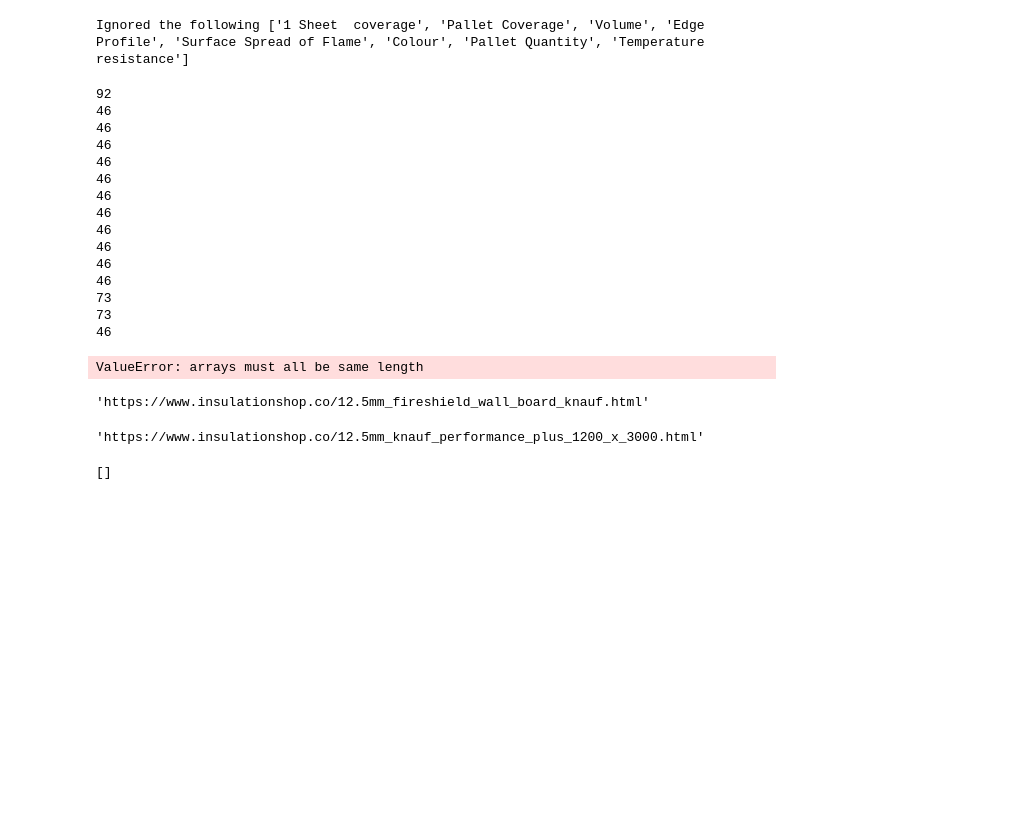
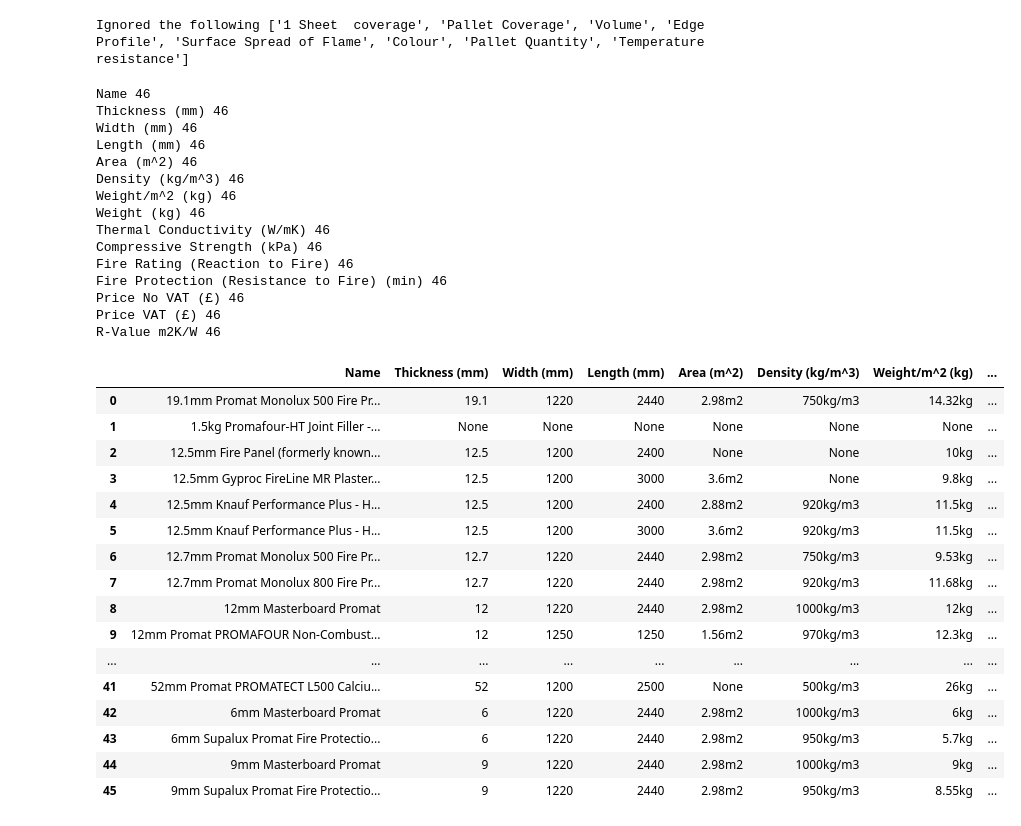
Before and after one commit to Saladino93/EnterpriseTech, a Jupyter notebook: ScrapingPrices.ipynb, the cells around one changed output. Cells and saved outputs as stored; diff of their text form; code cells hidden in the pictures; blank space fills up the shorter version.

```diff
--- a/ScrapingPrices.ipynb
+++ b/ScrapingPrices.ipynb
@@ -229,10 +229,13 @@ for product_link in product_links:
     page = requests.get(product_link)
     soup_ = BeautifulSoup(page.content, 'html.parser')
     l = soup_.find_all('h1',itemprop="name")
-    dictionary['Name'] += [l[0].text]
+    name = l[0].text
+    #dictionary['Name'] += [l[0].text]
     l = soup_.find_all('div', class_ = 'product-attribute')
 
     dictionarycopycopy = dictionarycopy.copy()
+
+    dictionarycopycopy['Name'] = name
 
     for item in l:
         lista_temp = item.text.replace('\n', '').replace('mm', '').split(':')
@@ -247,15 +250,18 @@ for product_link in product_links:
             #print(item)
 
     for k in dictionary.keys():
-        dictionary[k] += [dictionarycopycopy[k]]
+        if k not in ['Price No VAT (£)', 'Price VAT (£)']:
+            dictionary[k] += [dictionarycopycopy[k]]
+
     try:
         prices = re.findall(r'(?:[,\d]+.?\d*)', soup_.find_all('h2', class_ = 'price')[-1].text)
         dictionary['Price No VAT (£)'] += [prices[0]]
         dictionary['Price VAT (£)'] += [prices[1]]
-        print(re.findall(r'(?:[,\d]+.?\d*)', soup_.find_all('h2', class_ = 'price')[-1].text))
+        #print(re.findall(r'(?:[,\d]+.?\d*)', soup_.find_all('h2', class_ = 'price')[-1].text))
     except:
         print('No price')
-
+        dictionary['Price No VAT (£)'] += [None]
+        dictionary['Price VAT (£)'] += [None]
 
 
     time.sleep(1)
@@ -286,38 +292,43 @@ print(f'Ignored the following {extras_not_listed}')
 Ignored the following ['1 Sheet  coverage', 'Pallet Coverage', 'Volume', 'Edge Profile', 'Surface Spread of Flame', 'Colour', 'Pallet Quantity', 'Temperature resistance']
 # %%
 for k, i in dictionary.items():
-    print(len(i))
+    print(k, len(i))
 # %% [output]
-92
-46
-46
-46
-46
-46
-46
-46
-46
-46
-46
-46
-73
-73
-46
+Name 46
+Thickness (mm) 46
+Width (mm) 46
+Length (mm) 46
+Area (m^2) 46
+Density (kg/m^3) 46
+Weight/m^2 (kg) 46
+Weight (kg) 46
+Thermal Conductivity (W/mK) 46
+Compressive Strength (kPa) 46
+Fire Rating (Reaction to Fire) 46
+Fire Protection (Resistance to Fire) (min) 46
+Price No VAT (£) 46
+Price VAT (£) 46
+R-Value m2K/W 46
 # %%
 df = pd.DataFrame(data = dictionary)
+df
 # %% [output]
-ValueError: arrays must all be same length
+|  | Name | Thickness (mm) | Width (mm) | Length (mm) | Area (m^2) | Density (kg/m^3) | Weight/m^2 (kg) | ... |
+| 0 | 19.1mm Promat Monolux 500 Fire Pr... | 19.1 | 1220 | 2440 | 2.98m2 | 750kg/m3 | 14.32kg | ... |
+| 1 | 1.5kg Promafour-HT Joint Filler -... | None | None | None | None | None | None | ... |
+| 2 | 12.5mm Fire Panel (formerly known... | 12.5 | 1200 | 2400 | None | None | 10kg | ... |
+| 3 | 12.5mm Gyproc FireLine MR Plaster... | 12.5 | 1200 | 3000 | 3.6m2 | None | 9.8kg | ... |
+| 4 | 12.5mm Knauf Performance Plus - H... | 12.5 | 1200 | 2400 | 2.88m2 | 920kg/m3 | 11.5kg | ... |
+| 5 | 12.5mm Knauf Performance Plus - H... | 12.5 | 1200 | 3000 | 3.6m2 | 920kg/m3 | 11.5kg | ... |
+| 6 | 12.7mm Promat Monolux 500 Fire Pr... | 12.7 | 1220 | 2440 | 2.98m2 | 750kg/m3 | 9.53kg | ... |
+| 7 | 12.7mm Promat Monolux 800 Fire Pr... | 12.7 | 1220 | 2440 | 2.98m2 | 920kg/m3 | 11.68kg | ... |
+| 8 | 12mm Masterboard Promat | 12 | 1220 | 2440 | 2.98m2 | 1000kg/m3 | 12kg | ... |
+| 9 | 12mm Promat PROMAFOUR Non-Combust... | 12 | 1250 | 1250 | 1.56m2 | 970kg/m3 | 12.3kg | ... |
+| ... | ... | ... | ... | ... | ... | ... | ... | ... |
+| 41 | 52mm Promat PROMATECT L500 Calciu... | 52 | 1200 | 2500 | None | 500kg/m3 | 26kg | ... |
+| 42 | 6mm Masterboard Promat | 6 | 1220 | 2440 | 2.98m2 | 1000kg/m3 | 6kg | ... |
+| 43 | 6mm Supalux Promat Fire Protectio... | 6 | 1220 | 2440 | 2.98m2 | 950kg/m3 | 5.7kg | ... |
+| 44 | 9mm Masterboard Promat | 9 | 1220 | 2440 | 2.98m2 | 1000kg/m3 | 9kg | ... |
+| 45 | 9mm Supalux Promat Fire Protectio... | 9 | 1220 | 2440 | 2.98m2 | 950kg/m3 | 8.55kg | ... |
 # %%
 df.to_csv('scrapedv1')
-# %%
-product_link
-# %% [output]
-'https://www.insulationshop.co/12.5mm_fireshield_wall_board_knauf.html'
-# %%
-product_link
-# %% [output]
-'https://www.insulationshop.co/12.5mm_knauf_performance_plus_1200_x_3000.html'
-# %%
-soup_.find_all('h2', class_ = 'price')
-# %% [output]
-[]
```
Also changed, not shown: parts of 9 cells of this notebook, 2 other files.
